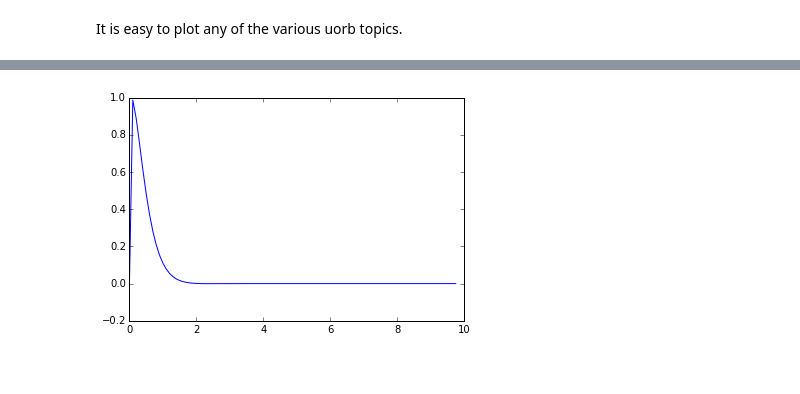
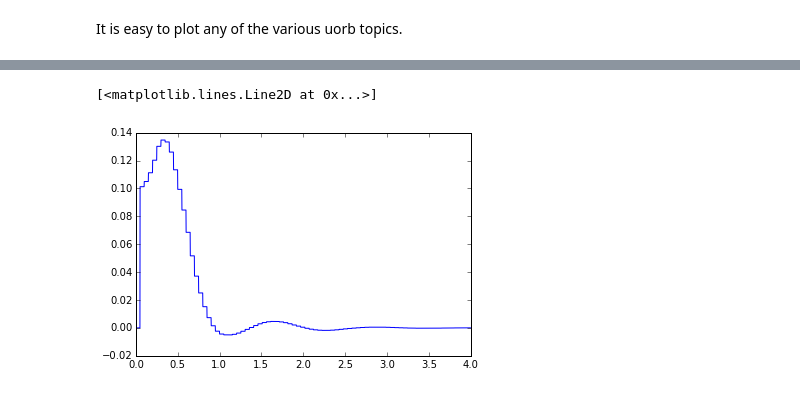
Before and after one commit to jgoppert/PX4-SIL, a Jupyter notebook: PeriodicSim.ipynb, the cells around one changed output, grey strips where cells are left out. Drawn from its saved outputs; the diff is of its cells as text; code cells hidden in the pictures.

Commit message:
Got basic pendulum example working without estimator.

```diff
--- a/PeriodicSim.ipynb
+++ b/PeriodicSim.ipynb
@@ -145,7 +147,7 @@ class Estimator(PeriodicProcess):
         # publish new estimated attitude
         self.att.data.timestamp = int(1e6*t)
         self.att.data.roll = self.sim.data.roll
-        self.att.data.pitch = self.sim.data.pitch
+        self.att.data.pitch = float(self.sim.data.pitch)
         self.att.data.yaw = self.sim.data.yaw
         self.att.data.rollspeed = self.sim.data.rollspeed
         self.att.data.pitchspeed = self.sim.data.pitchspeed
@@ -167,11 +169,12 @@ class Controller(PeriodicProcess):
     def initialize(self, t):
         super(Controller, self).initialize(t)
 
-        self.actuators.data = uorb.Topic_actuator_outputs(
-                t*1e6,
+        # publish actuator topic
+        self.actuators.data = uorb.Topic_actuator_outputs(int(t*1e6),
                 output=np.array([0,0,0,0,0,0,0,0]).astype(float))
         self.actuators.publish()
 
+        # subscribe to vehicle global position topic
         self.pos = uorb.Subscription(
             self.uorb_manager, 'vehicle_global_position')
 
@@ -244,7 +197,7 @@ First we declare the uORB manager and all processes that will be running. Next,
 # %%
 def run_sim():
     # constants
-    tf = 10
+    tf = 4
 
     # declare uorb manager, by using pointer copying we can avoid
     # copying actual data and make it run much faster, however
@@ -259,15 +212,21 @@ def run_sim():
         d['u_vect'], None, d['m'], d['g'], d['l'])
 
     # declare periodic processes
-    controller = Controller(0.02, uorb_manager)
-    estimator = Estimator(0.005, uorb_manager)
-    dynamics = PendulumDynamics(0.001, [1,0], f_pend, jac_pend,
+    controller = Controller(0.2, uorb_manager)
+    estimator = Estimator(0.05, uorb_manager)
+    dynamics = PendulumDynamics(0.001, [0.1,0], f_pend, jac_pend,
                                 uorb_manager)
-    sensor = Sensor(0.001, uorb_manager)
-    logger = Logger(0.1, tf, uorb_manager)
+    sensor = Sensor(0.1, uorb_manager)
+    logger = Logger(0.001, tf,
+        ['sim_state',
+         'vehicle_global_position',
+         'vehicle_attitude',
+         'sensor_combined',
+         'actuator_outputs'],
+        uorb_manager)
 
     # declare scheduler
-    scheduler = PeriodicScheduler(False, 0, tf, 1.0/1000)
+    scheduler = PeriodicScheduler(False, 0, tf, 0.001)
     scheduler.process_list = [
         dynamics, sensor, estimator, controller, logger]
 
@@ -310,5 +277,5 @@ It is easy to plot any of the various uorb topics.
 # %%
-plt.plot(log.vehicle_attitude.timestamp/1e6,
-         log.vehicle_attitude.pitch);
+plt.plot(log.log.t, log.vehicle_attitude.pitch)
 # %% [output]
+[<matplotlib.lines.Line2D at 0x...>]
-[figure, old version]
+[figure, new version]
```
Also changed, not shown: parts of 8 cells of this notebook, 2 other files.
